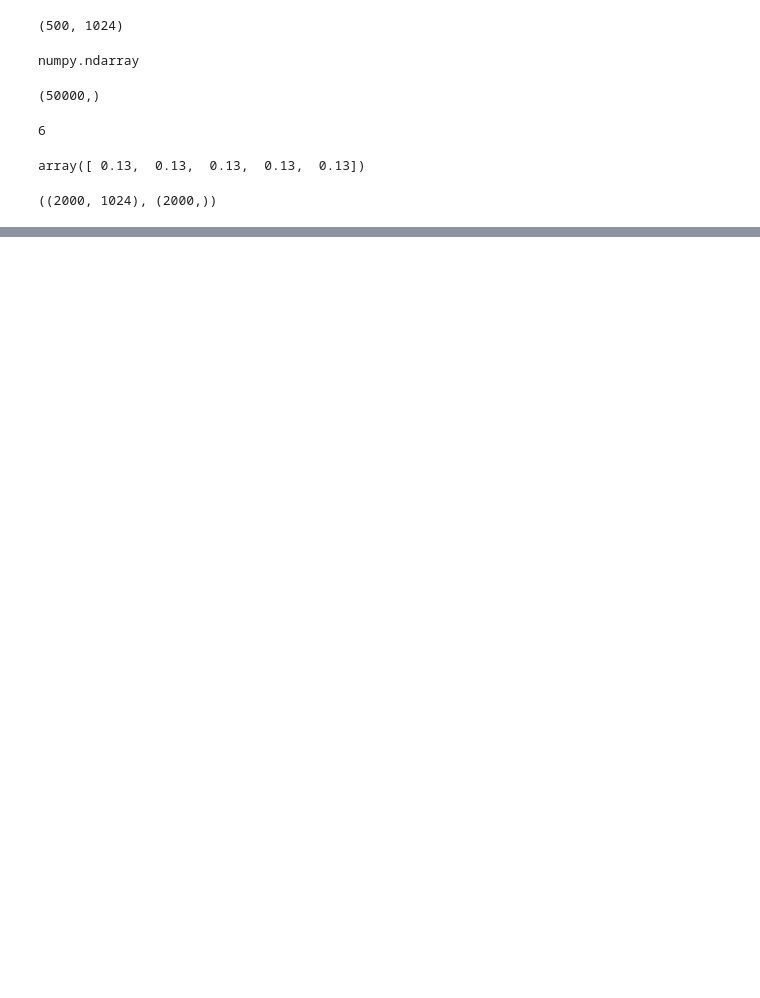
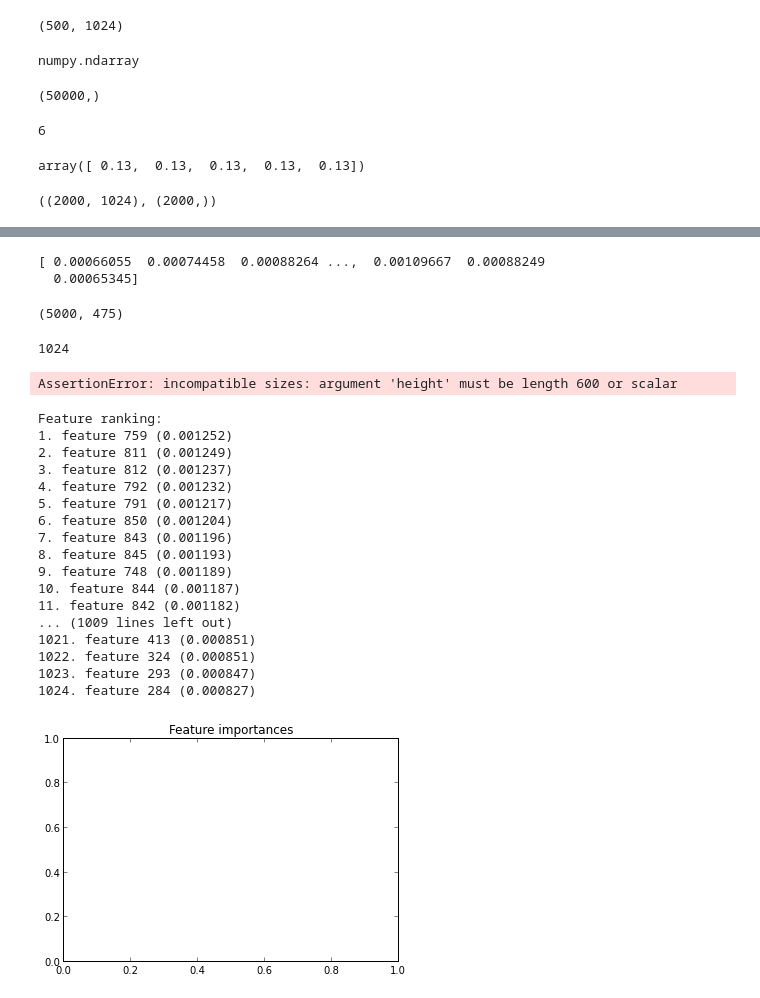
Before and after one commit to ageek/pynotebooks, a Jupyter notebook: kaggle-Object-Recognition-in-Images-CIFAR10.ipynb, the cells around one changed output, grey strips where cells are left out. Drawn from its saved outputs; the diff is of its cells as text; code cells hidden in the pictures; blank space fills up the shorter version.

Commit message:
Feature selection, RandomizedCV gridsearchCV etc in object recognition - kaggle

```diff
--- a/kaggle-Object-Recognition-in-Images-CIFAR10.ipynb
+++ b/kaggle-Object-Recognition-in-Images-CIFAR10.ipynb
@@ -271,0 +471,60 @@ array([ 0.08  ,  0.1125,  0.09  ,  0.0925,  0.12  ])
+# %%
+from sklearn.ensemble import ExtraTreesClassifier
+clf = ExtraTreesClassifier()
+X_new = clf.fit(X_gray, y).transform(X_gray)
+print clf.feature_importances_
+X_new.shape
+# %% [output]
+[ 0.00066055  0.00074458  0.00088264 ...,  0.00109667  0.00088249
+  0.00065345]
+(5000, 475)
+# %%
+len(clf.feature_importances_)
+# %% [output]
+1024
+# %%
+# Build a forest and compute the feature importances
+forest = ExtraTreesClassifier(n_estimators=2000,n_jobs=10,
+                              random_state=0)
+
+forest.fit(X_gray, y)
+importances = forest.feature_importances_
+std = np.std([tree.feature_importances_ for tree in forest.estimators_],
+             axis=0)
+indices = np.argsort(importances)[::-1]
+
+# Print the feature ranking
+print("Feature ranking:")
+
+for f in range(1024):
+    print("%d. feature %d (%f)" % (f + 1, indices[f], importances[indices[f]]))
+
+# Plot the feature importances of the forest
+import pylab as pl
+pl.figure()
+pl.title("Feature importances")
+pl.bar(range(600), importances[indices],
+       color="r", yerr=std[indices], align="center")
+pl.xticks(range(600), indices)
+pl.xlim([-1, 650])
+pl.show()
+# %% [output]
+AssertionError: incompatible sizes: argument 'height' must be length 600 or scalar
+Feature ranking:
+1. feature 759 (0.001252)
+2. feature 811 (0.001249)
+3. feature 812 (0.001237)
+4. feature 792 (0.001232)
+5. feature 791 (0.001217)
+6. feature 850 (0.001204)
+7. feature 843 (0.001196)
+8. feature 845 (0.001193)
+9. feature 748 (0.001189)
+10. feature 844 (0.001187)
+11. feature 842 (0.001182)
+... (1009 lines left out)
+1021. feature 413 (0.000851)
+1022. feature 324 (0.000851)
+1023. feature 293 (0.000847)
+1024. feature 284 (0.000827)
+[figure, added]
```
Also changed, not shown: parts of 20 cells of this notebook.
